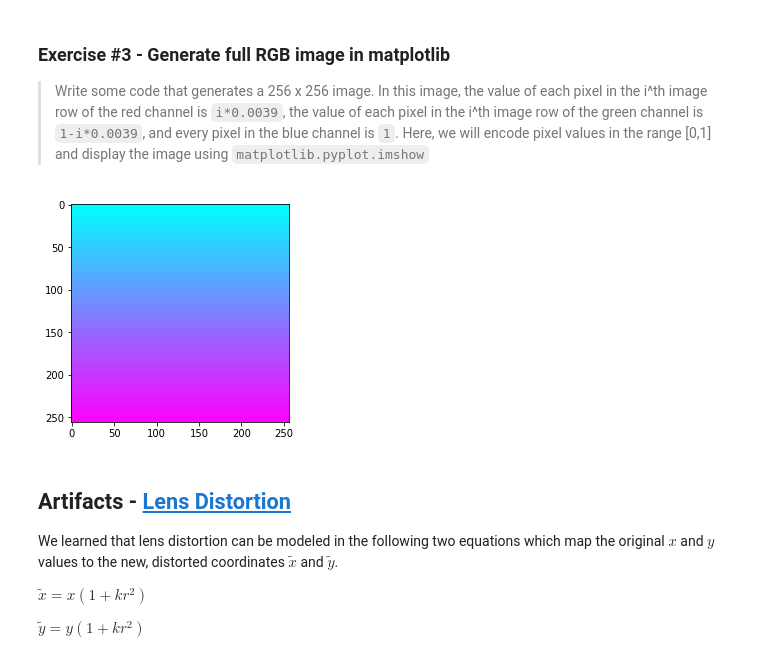
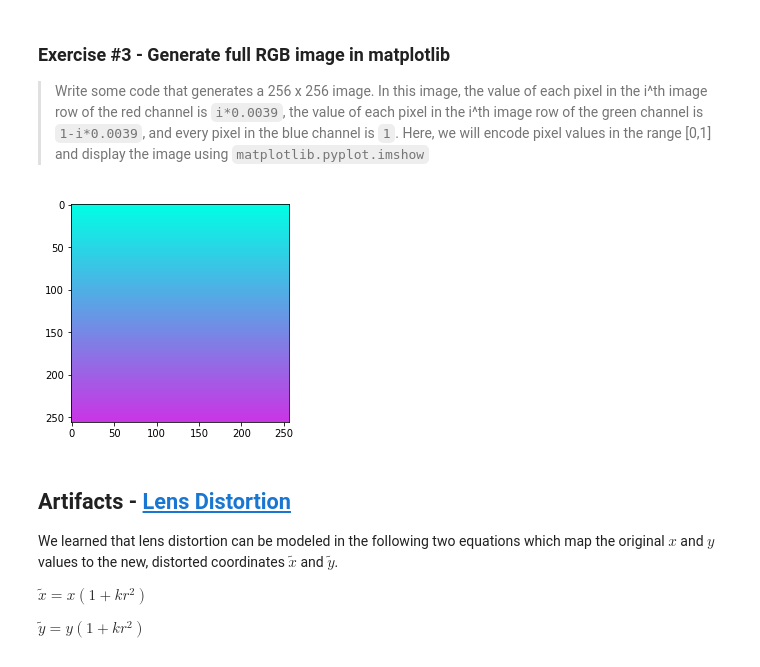
Before and after one commit to TifMoe/computer-vision-course, a Jupyter notebook: notebooks/Image-formation.ipynb, the cells around one changed output. Drawn from its saved outputs; the diff is of its cells as text; code cells hidden in the pictures.

```diff
--- a/notebooks/Image-formation.ipynb
+++ b/notebooks/Image-formation.ipynb
@@ -241,23 +241,23 @@ plt.axis((-0.005,0.02,-0.01, 0.012))
 # %%
 r = np.empty((256,256), dtype=float)
 g = np.empty((256,256), dtype=float)
 b = np.empty((256,256), dtype=float)
 
 for i in range(0,256):
-    r[i] = np.full(256, i*0.0039)
-    g[i] = np.full(256, 1-i*0.0039)
-    b[i] = np.full(256, 1)
+    r[i] = np.full(256, i*0.0031)
+    g[i] = np.full(256, 1-i*0.0031)
+    b[i] = np.full(256, .9)
 
 rgbArray = np.zeros((256,256,3), dtype=np.float32)
 rgbArray[..., 0] = r
 rgbArray[..., 1] = g
 rgbArray[..., 2] = b
 
 im = plt.imshow(
     rgbArray
 );
 # %% [output]
-[figure, old version]
+[figure, new version]
 # %% [markdown]
 ## Artifacts - [Lens Distortion](https://farid.berkeley.edu/downloads/tutorials/learnComputerVision/lectures/cv-02-13-lensDistortion.mp4)
 
```
Also changed, not shown: parts of 3 cells of this notebook.
